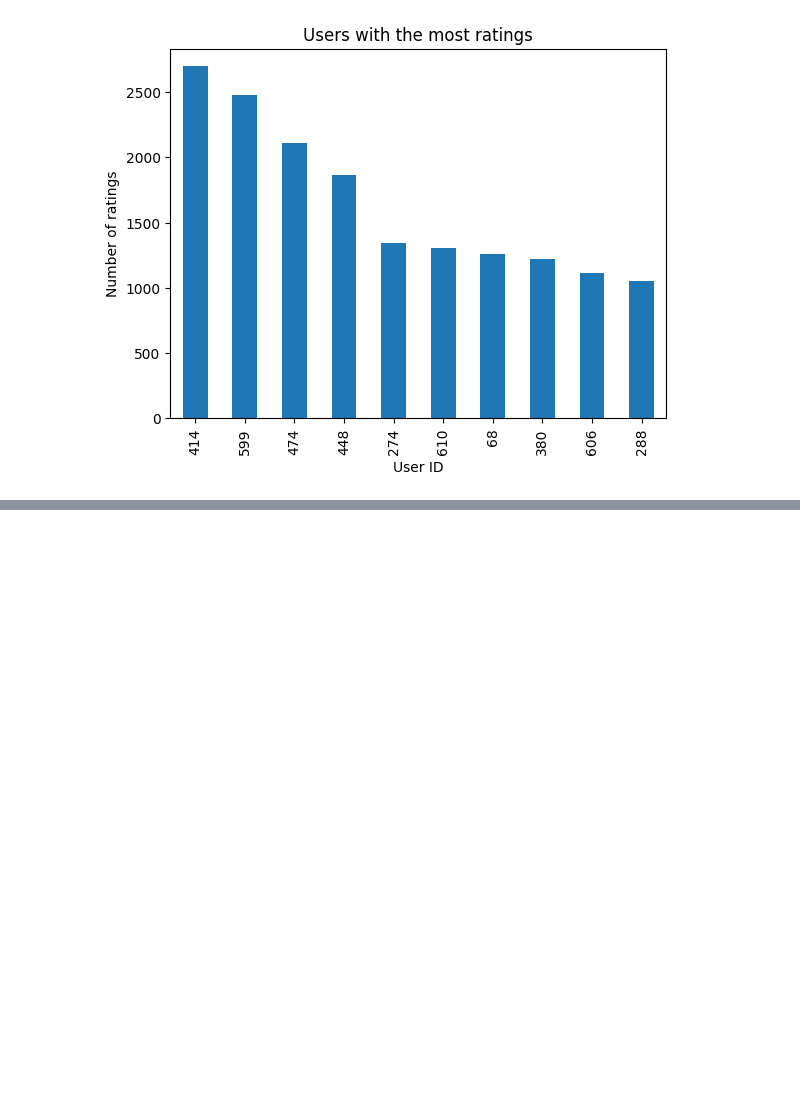
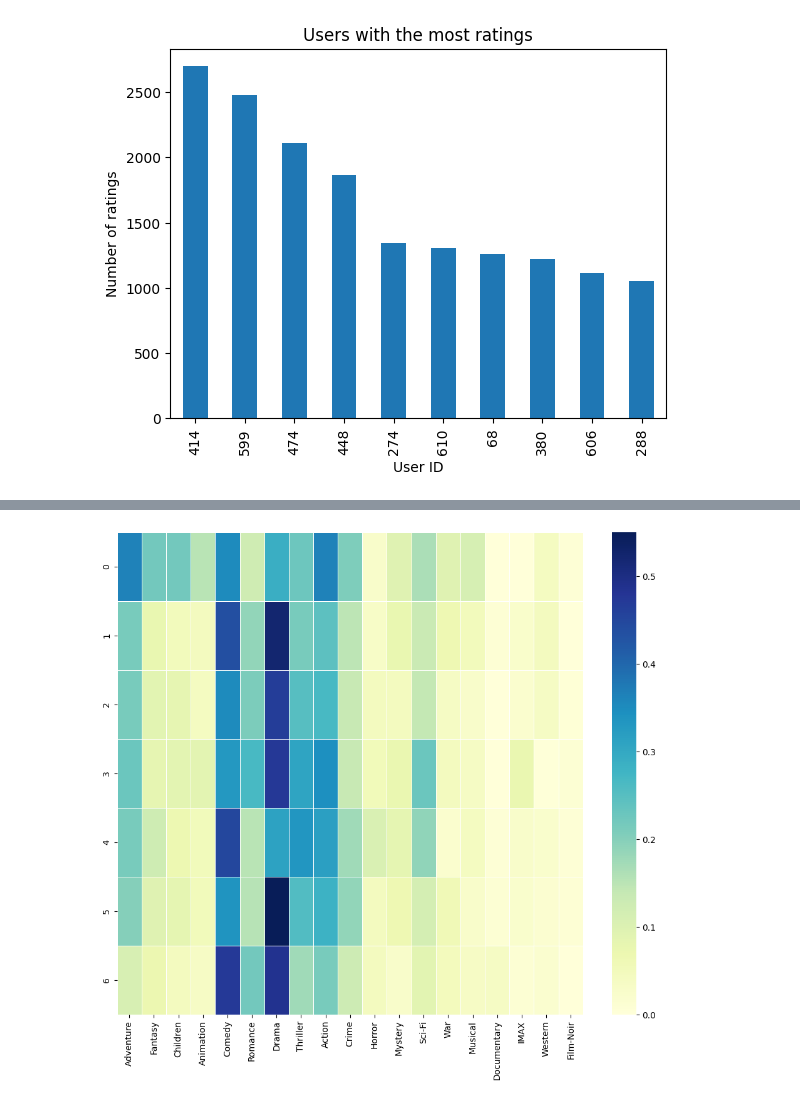
Before and after one commit to ionorins/ContinualMetapathGNN, a Jupyter notebook: checkpoint/data/Movielenslatest-small/raw/dist.ipynb, the cells around one changed output, grey strips where cells are left out. Saved outputs shown, nothing was run; the diff lists cells and outputs as text; code cells hidden in the pictures; blank space fills up the shorter version.

```diff
--- a/checkpoint/data/Movielenslatest-small/raw/dist.ipynb
+++ b/checkpoint/data/Movielenslatest-small/raw/dist.ipynb
@@ -68,3 +89,43 @@ plt.show()
+# %%
+import seaborn as sns
+
+# Create an empty DataFrame for storing average ratings per year for each genre
+heatmap_data = pd.DataFrame()
+
+# Iterate over the genres
+for genre in genres:
+    # Group data into 8 chunks of equal size and calculate average rating
+    chunk_size = len(data) // 8
+    chunks = [data[i:i+chunk_size] for i in range(0, len(data), chunk_size)][:-1]
+
+    # Filter by user
+    user = 414
+    if user:
+        chunks = [chunk[chunk['uid'] == user] for chunk in chunks]
+
+    lens = [len(chunk) for chunk in chunks]
+    # replace 0 with inf to avoid division by 0
+    lens = [x if x != 0 else float('inf') for x in lens]
+
+    # Filter data by genre
+    chunks = [chunk[chunk[genre] == True] for chunk in chunks]
+
+    # Calculate the proportion of ratings for this genre
+    prop_ratings = [len(chunk) / lens[i] for i, chunk in enumerate(chunks)][:-1]
+
+    # Store the results in the DataFrame
+    heatmap_data[genre] = prop_ratings
+
+# Transpose the DataFrame so that genres are rows and years are columns
+# heatmap_data = heatmap_data.transpose()
+
+# Plot the heatmap
+plt.figure(figsize=(12, 10))
+sns.heatmap(heatmap_data, cmap="YlGnBu", linewidths=0.5)
+
+plt.show()
+# %% [output]
+[figure, added]
 # %%
 # redo it as a line plot
 # treat absence of data as 0
```
Also changed, not shown: parts of 5 cells of this notebook, 54 other files.
